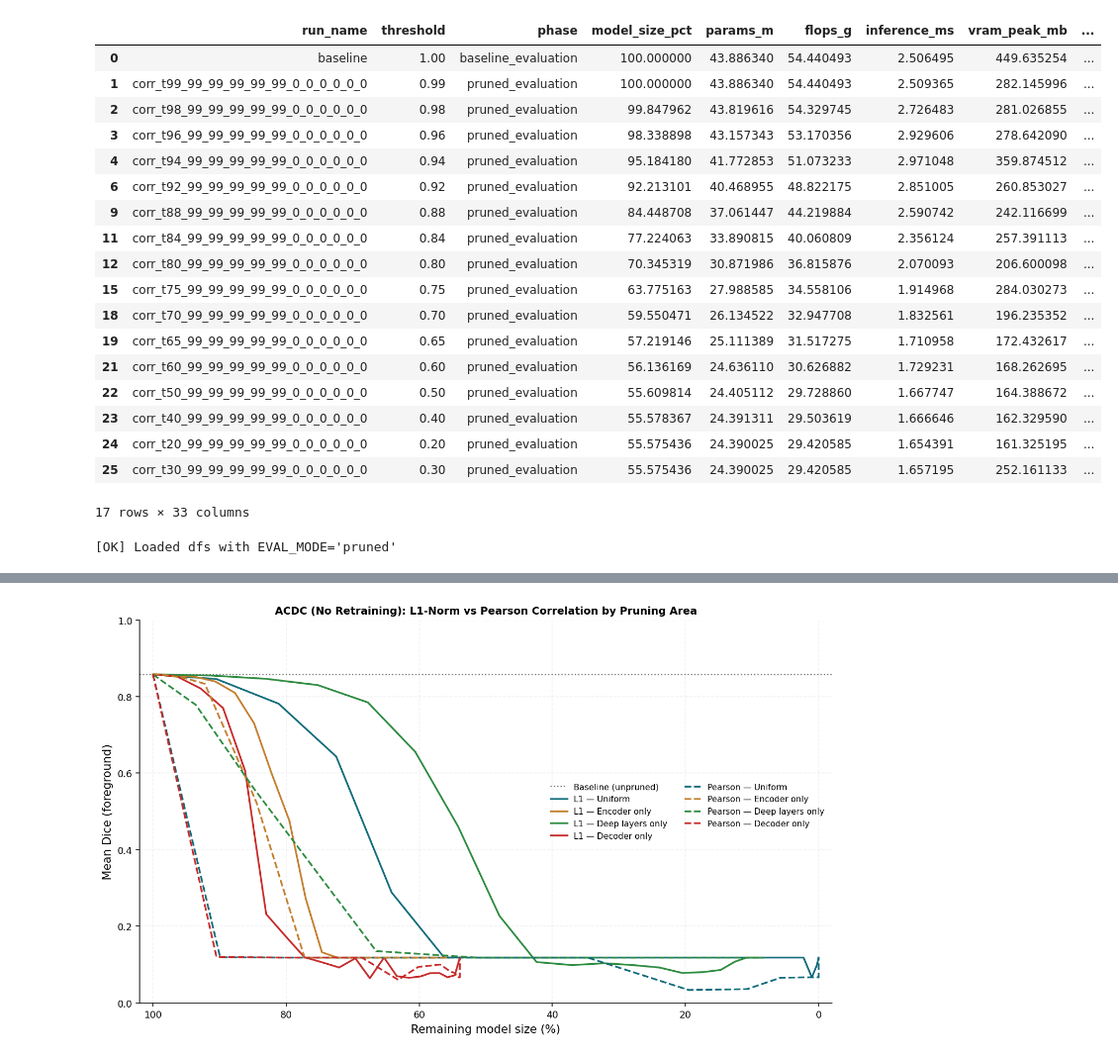
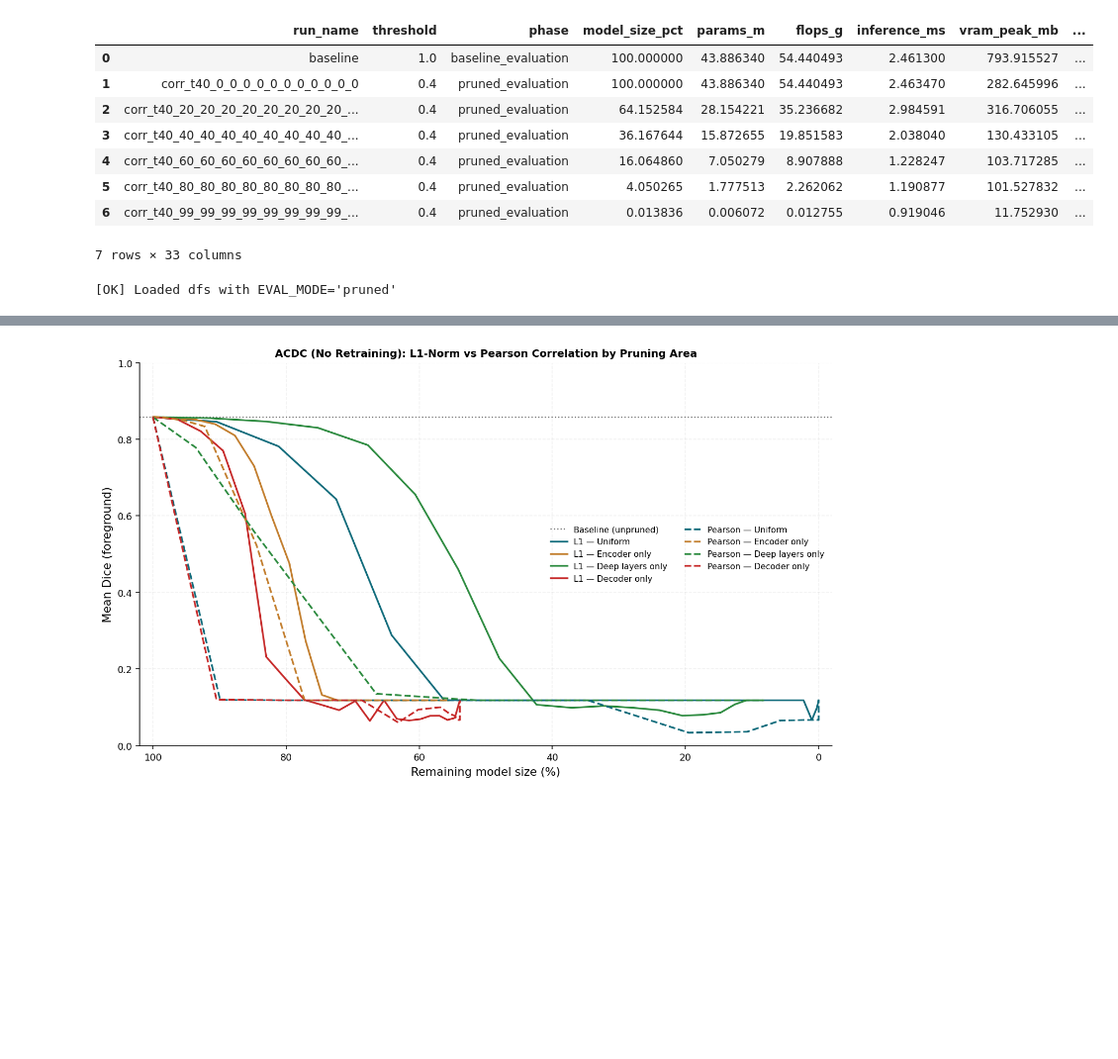
Before and after one commit to TijmenToxopeus/basic_UNet, a Jupyter notebook: src/notebooks/metrics_plots.ipynb, the cells around one changed output, grey strips where cells are left out. Shown at 99% size. Cells and saved outputs as stored; diff of their text form; code cells hidden in the pictures; blank space fills up the shorter version.

```diff
--- a/src/notebooks/metrics_plots.ipynb
+++ b/src/notebooks/metrics_plots.ipynb
@@ -262,9 +262,11 @@ df_partial_corr_MM_encoder = make_encoder_df(
 
 df_l1_norm = load_experiment_eval_df("exp81_compare_importance", required_substring="l1_norm")
 df_l2_norm = load_experiment_eval_df("exp81_compare_importance", required_substring="l2_norm")
+df_pearson = load_experiment_eval_df("exp82_compare_redundancy", required_substring="corr")
+df_cosine = load_experiment_eval_df("exp82_compare_redundancy", required_substring="cos")
 
 pd.set_option("display.max_rows", None)
-display(df_partial_corr_MM_encoder)
+display(df_pearson)
 
 
 # ============================================================
@@ -292,52 +294,44 @@ dfs_untrained = {
             encoder=df_partial_corr_acdc_encoder,
             deep=df_partial_corr_acdc_deep,
             decoder=df_partial_corr_acdc_decoder,
             total=df_partial_corr_acdc_total,
         ),
     },
     "mm": {
         "l1": PruningGroup(
             uniform=df_uniform_l1_MM,
             encoder=df_partial_l1_MM_encoder,
             deep=df_partial_l1_MM_deep,
             decoder=df_partial_l1_MM_decoder,
         ),
         "corr": PruningGroup(
             uniform=df_uniform_corr_MM,
             encoder=df_partial_corr_MM_encoder,
             deep=df_partial_corr_MM_deep,
             decoder=df_partial_corr_MM_decoder,
             total=df_partial_corr_MM_total,
         ),
     },
 }
 
-criteria_dfs = {
+criteria_dfs_untrained = {
     "l1_norm": df_l1_norm,
     "l2_norm": df_l2_norm,
+    "pearson": df_pearson,
+    "cosine": df_cosine,
 }
 
 print(f"[OK] Loaded dfs with EVAL_MODE={EVAL_MODE!r}")
 # %% [output]
 |  | run_name | threshold | phase | model_size_pct | params_m | flops_g | inference_ms | vram_peak_mb | ... |
-| 0 | baseline | 1.00 | baseline_evaluation | 100.000000 | 43.886340 | 54.440493 | 2.506495 | 449.635254 | ... |
-| 1 | corr_t99_99_99_99_99_99_0_0_0_0_0_0 | 0.99 | pruned_evaluation | 100.000000 | 43.886340 | 54.440493 | 2.509365 | 282.145996 | ... |
-| 2 | corr_t98_99_99_99_99_99_0_0_0_0_0_0 | 0.98 | pruned_evaluation | 99.847962 | 43.819616 | 54.329745 | 2.726483 | 281.026855 | ... |
-| 3 | corr_t96_99_99_99_99_99_0_0_0_0_0_0 | 0.96 | pruned_evaluation | 98.338898 | 43.157343 | 53.170356 | 2.929606 | 278.642090 | ... |
-| 4 | corr_t94_99_99_99_99_99_0_0_0_0_0_0 | 0.94 | pruned_evaluation | 95.184180 | 41.772853 | 51.073233 | 2.971048 | 359.874512 | ... |
-| 6 | corr_t92_99_99_99_99_99_0_0_0_0_0_0 | 0.92 | pruned_evaluation | 92.213101 | 40.468955 | 48.822175 | 2.851005 | 260.853027 | ... |
-| 9 | corr_t88_99_99_99_99_99_0_0_0_0_0_0 | 0.88 | pruned_evaluation | 84.448708 | 37.061447 | 44.219884 | 2.590742 | 242.116699 | ... |
-| 11 | corr_t84_99_99_99_99_99_0_0_0_0_0_0 | 0.84 | pruned_evaluation | 77.224063 | 33.890815 | 40.060809 | 2.356124 | 257.391113 | ... |
-| 12 | corr_t80_99_99_99_99_99_0_0_0_0_0_0 | 0.80 | pruned_evaluation | 70.345319 | 30.871986 | 36.815876 | 2.070093 | 206.600098 | ... |
-| 15 | corr_t75_99_99_99_99_99_0_0_0_0_0_0 | 0.75 | pruned_evaluation | 63.775163 | 27.988585 | 34.558106 | 1.914968 | 284.030273 | ... |
-| 18 | corr_t70_99_99_99_99_99_0_0_0_0_0_0 | 0.70 | pruned_evaluation | 59.550471 | 26.134522 | 32.947708 | 1.832561 | 196.235352 | ... |
-| 19 | corr_t65_99_99_99_99_99_0_0_0_0_0_0 | 0.65 | pruned_evaluation | 57.219146 | 25.111389 | 31.517275 | 1.710958 | 172.432617 | ... |
-| 21 | corr_t60_99_99_99_99_99_0_0_0_0_0_0 | 0.60 | pruned_evaluation | 56.136169 | 24.636110 | 30.626882 | 1.729231 | 168.262695 | ... |
-| 22 | corr_t50_99_99_99_99_99_0_0_0_0_0_0 | 0.50 | pruned_evaluation | 55.609814 | 24.405112 | 29.728860 | 1.667747 | 164.388672 | ... |
-| 23 | corr_t40_99_99_99_99_99_0_0_0_0_0_0 | 0.40 | pruned_evaluation | 55.578367 | 24.391311 | 29.503619 | 1.666646 | 162.329590 | ... |
-| 24 | corr_t20_99_99_99_99_99_0_0_0_0_0_0 | 0.20 | pruned_evaluation | 55.575436 | 24.390025 | 29.420585 | 1.654391 | 161.325195 | ... |
-| 25 | corr_t30_99_99_99_99_99_0_0_0_0_0_0 | 0.30 | pruned_evaluation | 55.575436 | 24.390025 | 29.420585 | 1.657195 | 252.161133 | ... |
+| 0 | baseline | 1.0 | baseline_evaluation | 100.000000 | 43.886340 | 54.440493 | 2.461300 | 793.915527 | ... |
+| 1 | corr_t40_0_0_0_0_0_0_0_0_0_0_0 | 0.4 | pruned_evaluation | 100.000000 | 43.886340 | 54.440493 | 2.463470 | 282.645996 | ... |
+| 2 | corr_t40_20_20_20_20_20_20_20_20_... | 0.4 | pruned_evaluation | 64.152584 | 28.154221 | 35.236682 | 2.984591 | 316.706055 | ... |
+| 3 | corr_t40_40_40_40_40_40_40_40_40_... | 0.4 | pruned_evaluation | 36.167644 | 15.872655 | 19.851583 | 2.038040 | 130.433105 | ... |
+| 4 | corr_t40_60_60_60_60_60_60_60_60_... | 0.4 | pruned_evaluation | 16.064860 | 7.050279 | 8.907888 | 1.228247 | 103.717285 | ... |
+| 5 | corr_t40_80_80_80_80_80_80_80_80_... | 0.4 | pruned_evaluation | 4.050265 | 1.777513 | 2.262062 | 1.190877 | 101.527832 | ... |
+| 6 | corr_t40_99_99_99_99_99_99_99_99_... | 0.4 | pruned_evaluation | 0.013836 | 0.006072 | 0.012755 | 0.919046 | 11.752930 | ... |
-17 rows × 33 columns
+7 rows × 33 columns
 [OK] Loaded dfs with EVAL_MODE='pruned'
 # %%
 import os
```
Also changed, not shown: parts of 4 cells of this notebook, 1 other file.
